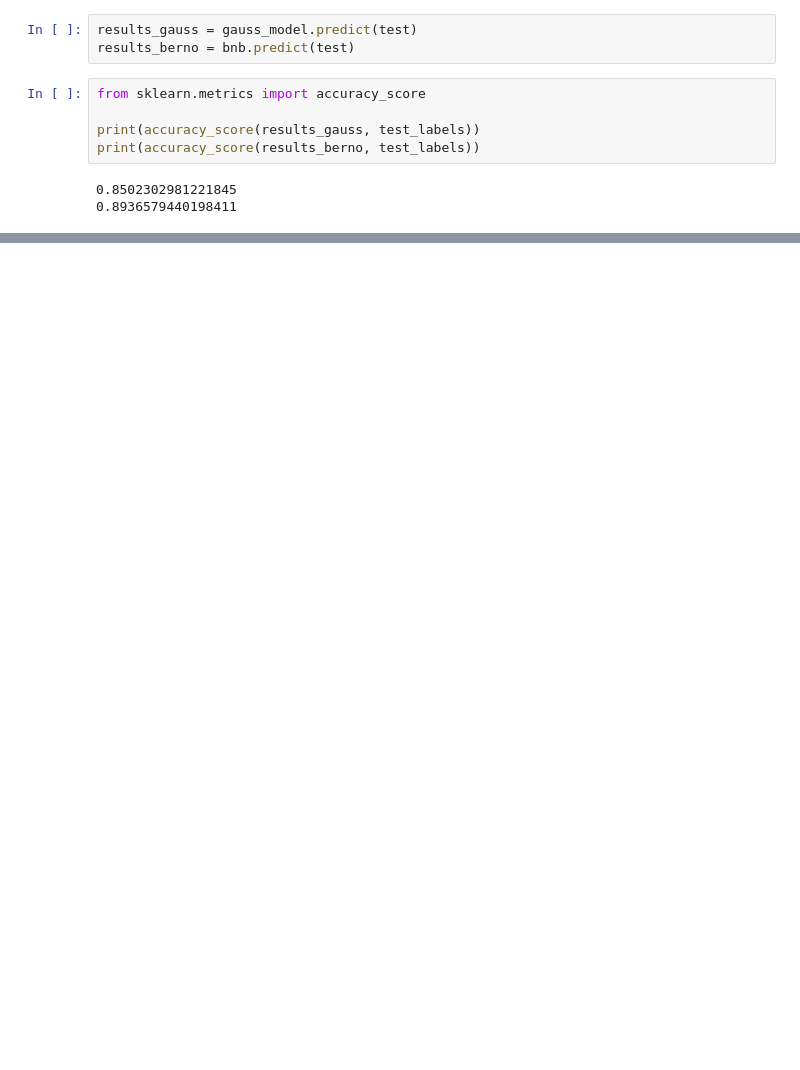
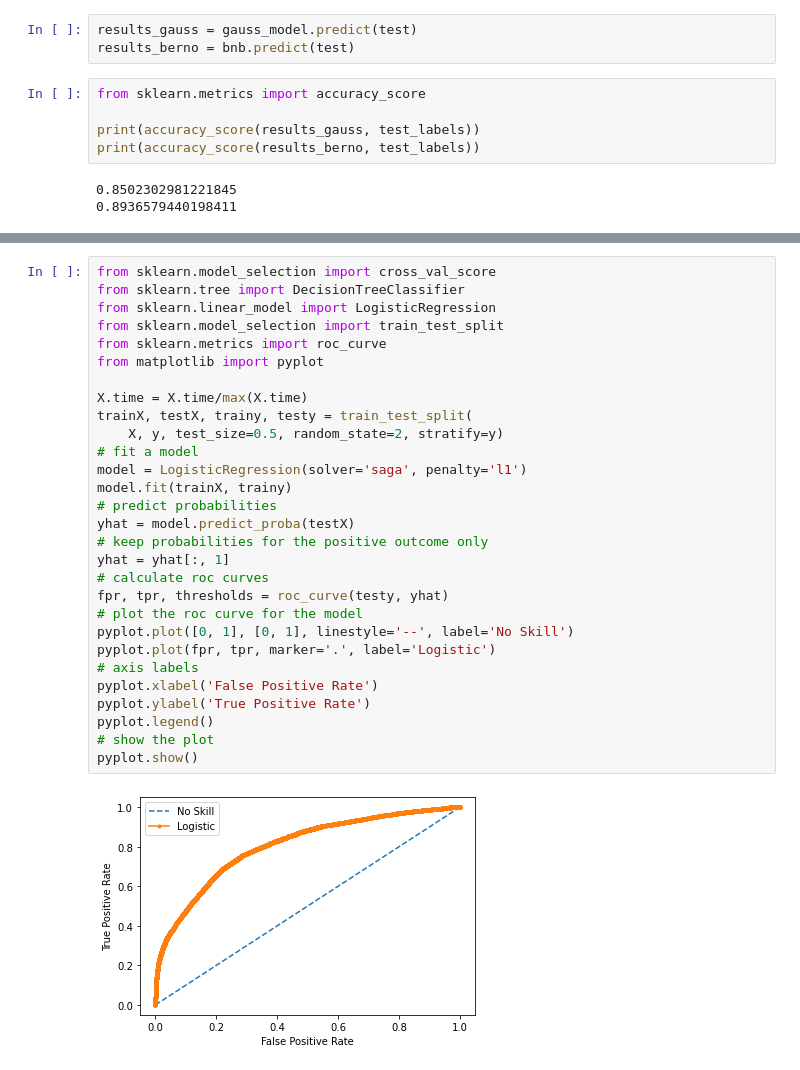
Before and after one commit to Khashayarsha/events_analysis, a Jupyter notebook: src/features/attempt_weighter.ipynb, the cells around one changed output, grey strips where cells are left out. Cells and saved outputs as stored; diff of their text form; blank space fills up the shorter version.

```diff
--- a/src/features/attempt_weighter.ipynb
+++ b/src/features/attempt_weighter.ipynb
@@ -137,0 +176,31 @@ AttributeError: type object 'RocCurveDisplay' has no attribute 'from_estimator'
+# %%
+from sklearn.model_selection import cross_val_score
+from sklearn.tree import DecisionTreeClassifier
+from sklearn.linear_model import LogisticRegression
+from sklearn.model_selection import train_test_split
+from sklearn.metrics import roc_curve
+from matplotlib import pyplot
+
+X.time = X.time/max(X.time)
+trainX, testX, trainy, testy = train_test_split(
+    X, y, test_size=0.5, random_state=2, stratify=y)
+# fit a model
+model = LogisticRegression(solver='saga', penalty='l1')
+model.fit(trainX, trainy)
+# predict probabilities
+yhat = model.predict_proba(testX)
+# keep probabilities for the positive outcome only
+yhat = yhat[:, 1]
+# calculate roc curves
+fpr, tpr, thresholds = roc_curve(testy, yhat)
+# plot the roc curve for the model
+pyplot.plot([0, 1], [0, 1], linestyle='--', label='No Skill')
+pyplot.plot(fpr, tpr, marker='.', label='Logistic')
+# axis labels
+pyplot.xlabel('False Positive Rate')
+pyplot.ylabel('True Positive Rate')
+pyplot.legend()
+# show the plot
+pyplot.show()
+# %% [output]
+[figure, added]
```
Also changed, not shown: parts of 7 cells of this notebook.
